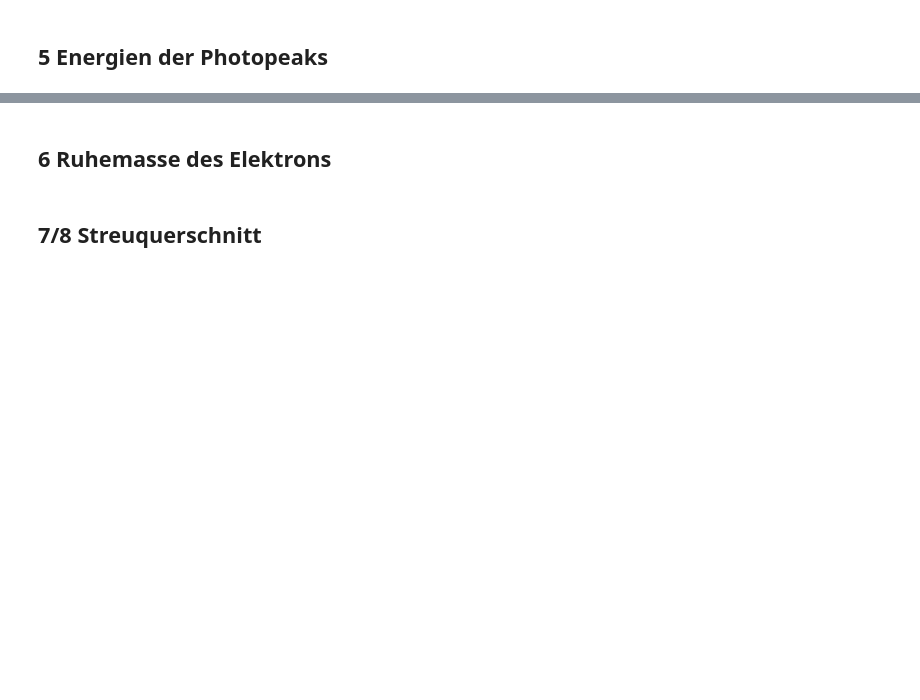
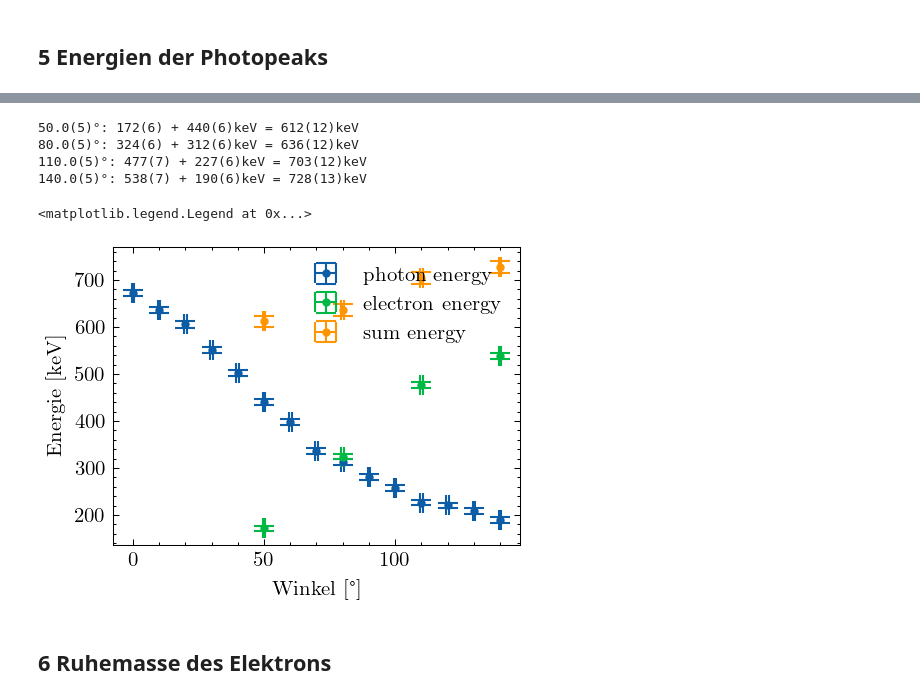
Before and after one commit to emhl/FP1, a Jupyter notebook: Compton.ipynb, the cells around one changed output, grey strips where cells are left out. Saved outputs shown, nothing was run; the diff lists cells and outputs as text; code cells hidden in the pictures; blank space fills up the shorter version.

```diff
--- a/Compton.ipynb
+++ b/Compton.ipynb
@@ -381,4 +409,27 @@ Text(0, 0.5, 'Count')
+# %%
+plt.figure()
+plt.errorbar(unp.nominal_values(streuwinkel),unp.nominal_values(streu_energies),unp.std_devs(streu_energies),unp.std_devs(streuwinkel),fmt='.',label='photon energy')
+plt.errorbar(unp.nominal_values(electron_angles),unp.nominal_values(electron_energies),unp.std_devs(electron_energies),unp.std_devs(electron_angles),fmt='.',label='electron energy')
+
+# add values with same angl
+sum_energies = np.array([])
+for i in range(len(electron_angles)):
+    for j in range(len(streuwinkel)):
+        if (electron_angles[i].n == streuwinkel[j].n):
+            print(f'{electron_angles[i]:S}°: {electron_energies[i]:S} + {streu_energies[j]:S}keV = {electron_energies[i]+streu_energies[j]:S}keV')
+            sum_energies = np.append(sum_energies,electron_energies[i]+streu_energies[j])
+
+plt.errorbar(unp.nominal_values(electron_angles),unp.nominal_values(sum_energies),unp.std_devs(sum_energies),unp.std_devs(electron_angles),fmt='.',label='sum energy')
+
+plt.xlabel('Winkel [°]')
+plt.ylabel('Energie [keV]')
+plt.legend()
+# %% [output]
+50.0(5)°: 172(6) + 440(6)keV = 612(12)keV
+80.0(5)°: 324(6) + 312(6)keV = 636(12)keV
+110.0(5)°: 477(7) + 227(6)keV = 703(12)keV
+140.0(5)°: 538(7) + 190(6)keV = 728(13)keV
+<matplotlib.legend.Legend at 0x...>
+[figure, added]
 # %% [markdown]
 ## 6 Ruhemasse des Elektrons
-# %% [markdown]
-## 7/8 Streuquerschnitt
```
Also changed, not shown: parts of 8 cells of this notebook.
